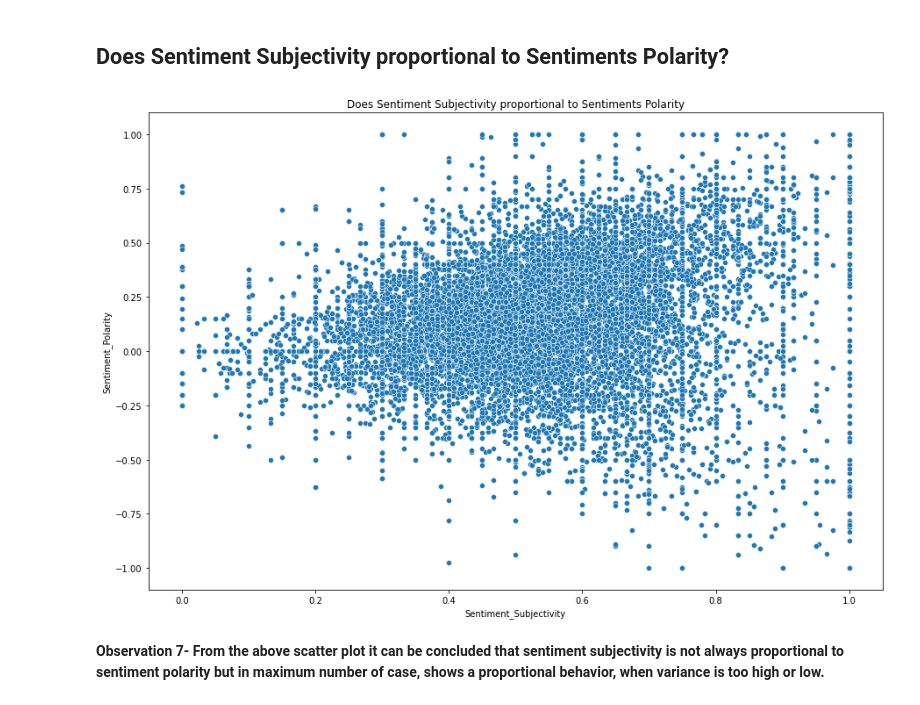
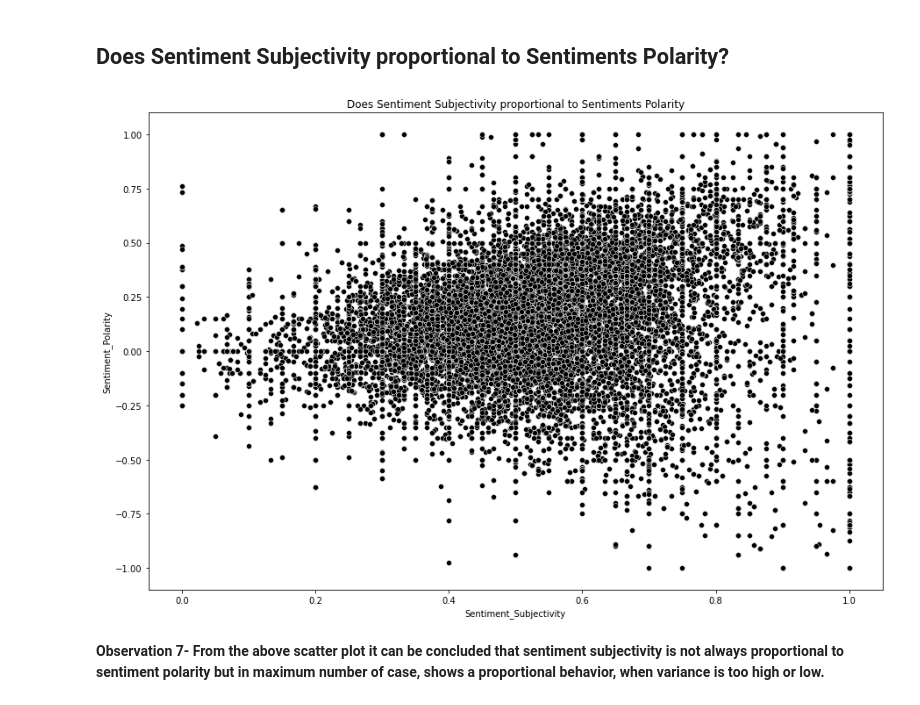
Before and after one commit to iotaminus1/Playstore-and-User-Review-Data-Analysis, a Jupyter notebook: Play_Store_App_Review_Analysis_Capstone_Project.ipynb, the cells around one changed output. Saved outputs shown, nothing was run; the diff lists cells and outputs as text; code cells hidden in the pictures.

```diff
--- a/Play_Store_App_Review_Analysis_Capstone_Project.ipynb
+++ b/Play_Store_App_Review_Analysis_Capstone_Project.ipynb
@@ -721,11 +734,11 @@ plt.show()
 ## Does Sentiment Subjectivity proportional to Sentiments Polarity?
 # %%
 plt.figure(figsize=(15,10))
-sns.scatterplot(merged_df['Sentiment_Subjectivity'],merged_df['Sentiment_Polarity'])
+sns.scatterplot(merged_df['Sentiment_Subjectivity'],merged_df['Sentiment_Polarity'],color="black")
 plt.title("Does Sentiment Subjectivity proportional to Sentiments Polarity")
 plt.show()
 # %% [output]
-[figure, old version]
+[figure, new version]
 # %% [markdown]
 **Observation 7-** **From the above scatter plot it can be concluded that sentiment subjectivity is not always proportional to sentiment polarity but in maximum number of case, shows a proportional behavior, when variance is too high or low.**
 # %% [markdown]
```
Also changed, not shown: parts of 15 cells of this notebook.
